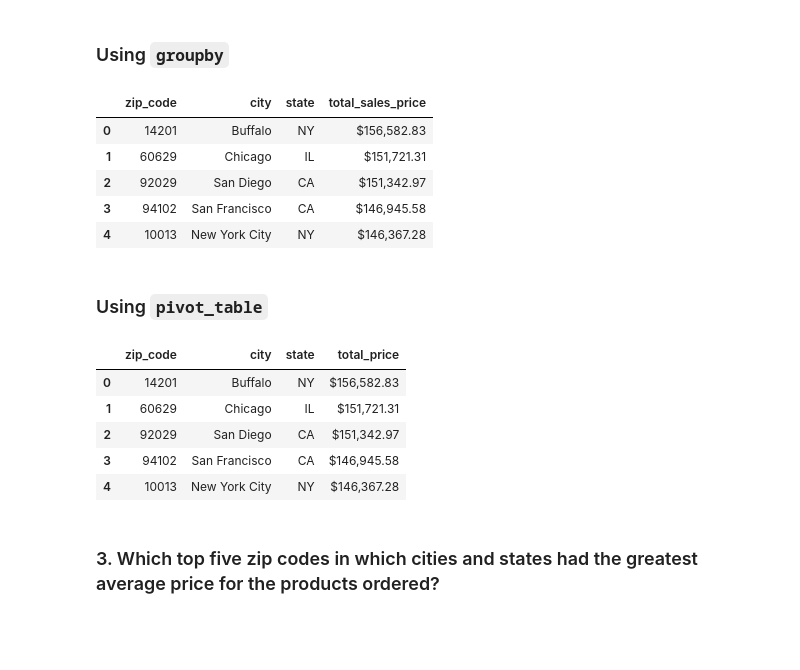
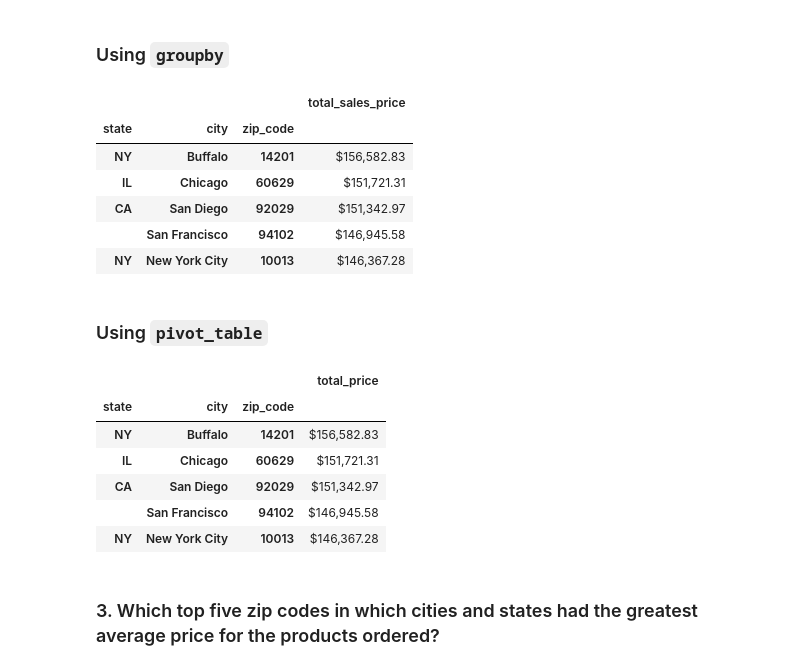
Before and after one commit to kidushaftom/athletic-sales-analysis, a Jupyter notebook: sales_data_starter_code.ipynb, the cells around one changed output. Cells and saved outputs as stored; diff of their text form; code cells hidden in the pictures; blank space fills up the shorter version.

```diff
--- a/sales_data_starter_code.ipynb
+++ b/sales_data_starter_code.ipynb
@@ -201,21 +228,2 @@ round(avg_items_ordered,2).head()
 # %% [markdown]
 ### Using `pivot_table`
-# %%
-# Show the total number of items ordered for each state, city, and zip code.
-def agg_pivot(df,cat_col,num_col,stat):
-
-       pivot_table = pd.pivot_table(df, values=num_col,\
-                              index=cat_col, aggfunc= stat)
-
-       return pivot_table.sort_values(num_col,ascending= False).reset_index()
-#---------------------------------------------------------------------------------------------------
-
-items_ordered_pivot = agg_pivot(sales,['zip_code','city','state'],'quantity_ordered','sum')
-
-
-# Rename the "sum" column to "Avg_Number_Products_Ordered"
-
-items_ordered_pivot.rename(columns={'quantity_ordered':'total_items_ordered'},inplace= True)
-
-# Show the top 5 results.
-items_ordered_pivot.head()
@@ -234,7 +284,7 @@ items_ordered_pivot.head()
 # Show the total price for the items ordered for each state, city, and zip code.
 sales['total_price'] = sales['price']* sales['quantity_ordered']
 
-total_sales_price = agg_values(sales,['zip_code','city','state'],'total_price','sum')
+total_sales_price = agg_values(sales,['state','city','zip_code'],'total_price','sum')
 
 #Format price
 total_sales_price['total_price'] = total_sales_price['total_price'].map('${:,.2f}'.format)
@@ -246,31 +296,34 @@ total_sales_price.rename(columns={'total_price':'total_sales_price'},inplace= Tr
 
 total_sales_price.head()
 # %% [output]
-|  | zip_code | city | state | total_sales_price |
-| 0 | 14201 | Buffalo | NY | $156,582.83 |
-| 1 | 60629 | Chicago | IL | $151,721.31 |
-| 2 | 92029 | San Diego | CA | $151,342.97 |
-| 3 | 94102 | San Francisco | CA | $146,945.58 |
-| 4 | 10013 | New York City | NY | $146,367.28 |
+|  |  |  | total_sales_price |
+| state | city | zip_code |  |
+| NY | Buffalo | 14201 | $156,582.83 |
+| IL | Chicago | 60629 | $151,721.31 |
+| CA | San Diego | 92029 | $151,342.97 |
+|  | San Francisco | 94102 | $146,945.58 |
+| NY | New York City | 10013 | $146,367.28 |
 # %% [markdown]
 ### Using `pivot_table`
 # %%
 # Show the total price for all of the items ordered for each state, city, and zip code.
-total_sales_pivot = agg_pivot(sales,['zip_code','city','state'],'total_price','sum')
+total_sales_pivot = agg_pivot(sales,['state','city','zip_code'],'total_price','sum')
 
 # Rename the "sum" column to "Avg_Number_Products_Ordered"
+
 total_sales_pivot['total_price'] = total_sales_pivot['total_price'].map('${:,.2f}'.format)
-total_sales_pivot.rename(columns={'quantity_ordered':'total_sales_price'},inplace= True)
+
 
 # Show the top 5 results.
 total_sales_pivot.head()
 # %% [output]
-|  | zip_code | city | state | total_price |
-| 0 | 14201 | Buffalo | NY | $156,582.83 |
-| 1 | 60629 | Chicago | IL | $151,721.31 |
-| 2 | 92029 | San Diego | CA | $151,342.97 |
-| 3 | 94102 | San Francisco | CA | $146,945.58 |
-| 4 | 10013 | New York City | NY | $146,367.28 |
+|  |  |  | total_price |
+| state | city | zip_code |  |
+| NY | Buffalo | 14201 | $156,582.83 |
+| IL | Chicago | 60629 | $151,721.31 |
+| CA | San Diego | 92029 | $151,342.97 |
+|  | San Francisco | 94102 | $146,945.58 |
+| NY | New York City | 10013 | $146,367.28 |
 # %% [markdown]
 ### 3. Which top five zip codes in which cities and states had the greatest average price for the products ordered?
 # %% [markdown]
```
Also changed, not shown: parts of 14 cells of this notebook.
